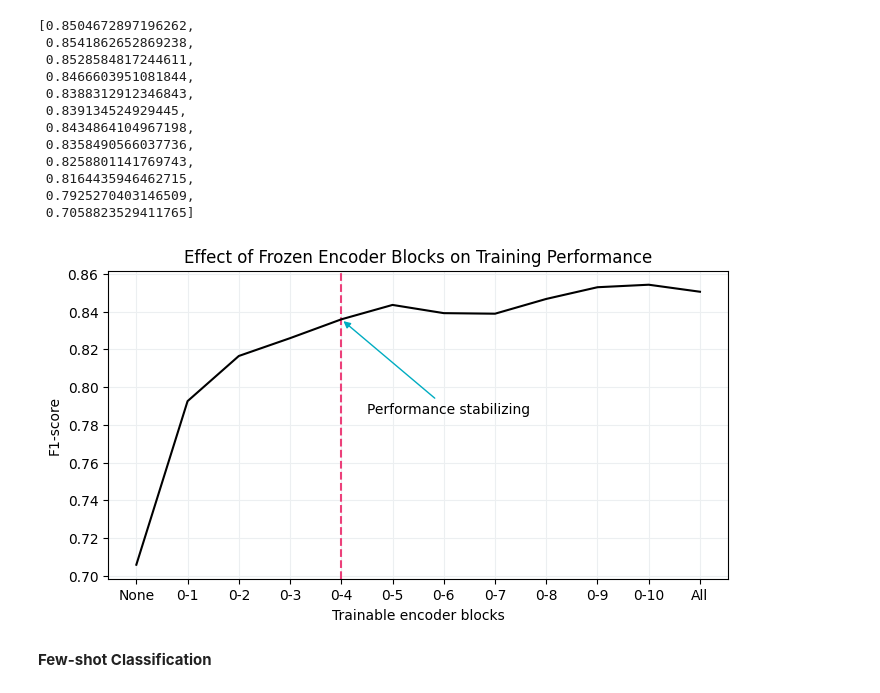
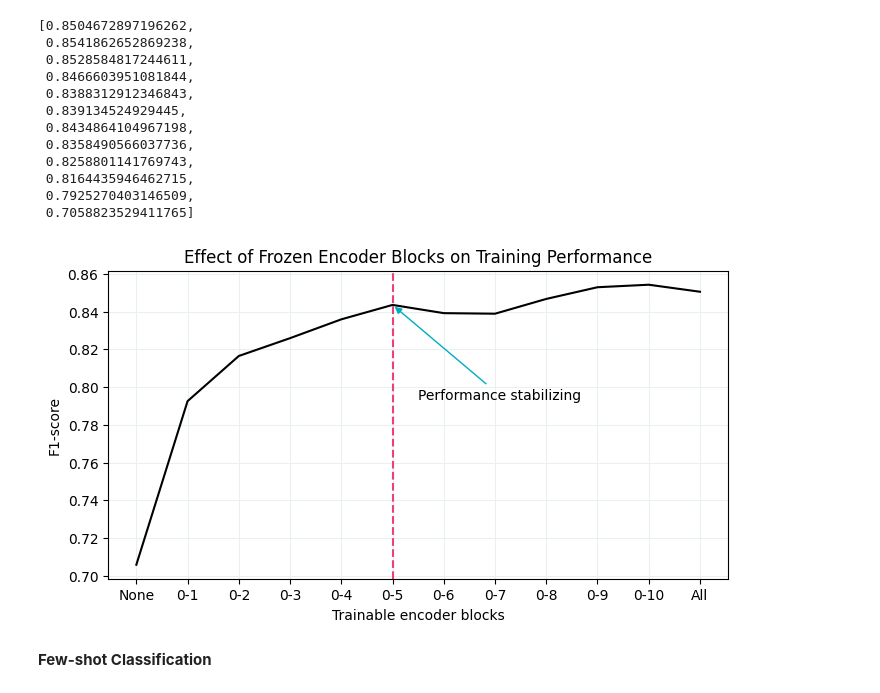
Before and after one commit to linda912533/LLM, a Jupyter notebook: S11_finetuning_representation_models_for_classification.ipynb, the cells around one changed output. Drawn from its saved outputs; the diff is of its cells as text; code cells hidden in the pictures.

Commit message:
update figure

```diff
--- a/S11_finetuning_representation_models_for_classification.ipynb
+++ b/S11_finetuning_representation_models_for_classification.ipynb
@@ -343,37 +343,37 @@ y = [
       0.8466603951081844,
       0.8388312912346843,
       0.839134524929445,
       0.8434864104967198,
       0.8358490566037736,
       0.8258801141769743,
       0.8164435946462715,
       0.7925270403146509,
       0.7058823529411765
 ][::-1]
 
 # Stylize Figure
 plt.grid(color='#ECEFF1')
-plt.axvline(x=4, color="#EC407A", linestyle="--")
+plt.axvline(x=5, color="#EC407A", linestyle="--")
 plt.title("Effect of Frozen Encoder Blocks on Training Performance")
 plt.ylabel("F1-score")
 plt.xlabel("Trainable encoder blocks")
 
 # Plot Data
 plt.plot(x, y, color="black")
 
 # Additional Annotation
 plt.annotate(
     'Performance stabilizing',
-    xy=(4, y[4]),
-    xytext=(4.5, y[4]-.05),
+    xy=(5, y[5]),
+    xytext=(5.5, y[5]-.05),
     arrowprops=dict(
         arrowstyle="-|>",
         connectionstyle="arc3",
         color="#00ACC1")
 )
 plt.savefig("multiple_frozen_blocks.png", dpi=300, bbox_inches='tight')
 # %% [output]
-[figure, old version]
+[figure, new version]
 # %% [markdown]
 **Few-shot Classification**
 # %%
```
Also changed, not shown: 1 other file.
